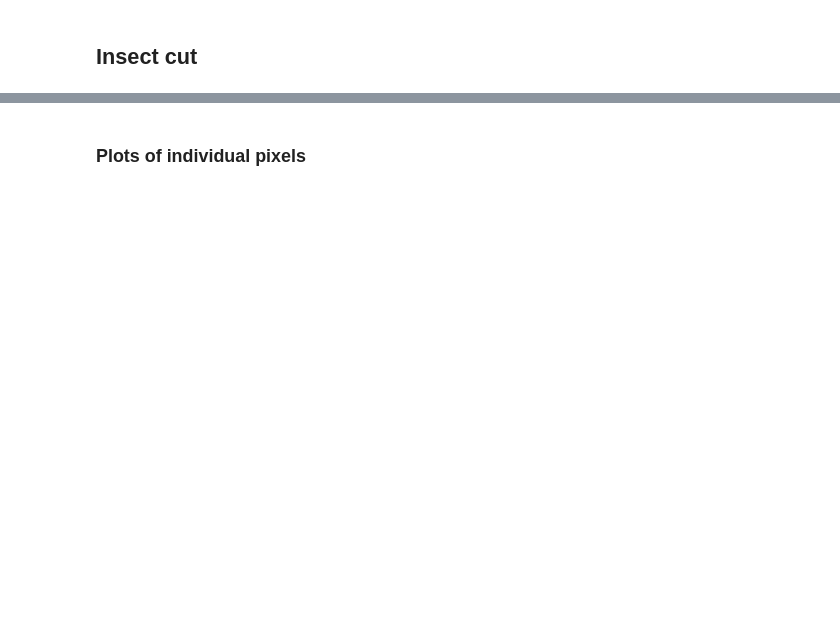
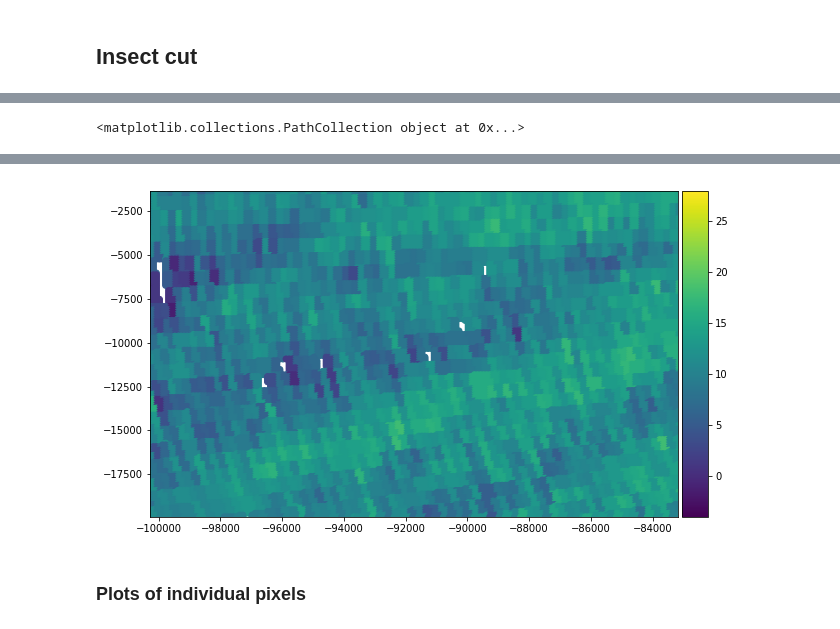
Before and after one commit to cmoscardi/independent_2018, a Jupyter notebook: radar/nexrad_cleaned.ipynb, the cells around one changed output, grey strips where cells are left out. Saved outputs shown, nothing was run; the diff lists cells and outputs as text; code cells hidden in the pictures; blank space fills up the shorter version.

```diff
--- a/radar/nexrad_cleaned.ipynb
+++ b/radar/nexrad_cleaned.ipynb
@@ -154,0 +185,4 @@ plot_ts(no_insect_2)
+# %%
+HTML(plot_video(no_insect_2).to_html5_video())
+# %% [output]
+<matplotlib.collections.PathCollection object at 0x...>
@@ -155,3 +190,4 @@ plot_ts(no_insect_2)
+[figure, added]
 # %% [markdown]
 ### Plots of individual pixels
 # %%
```
Also changed, not shown: parts of 13 cells of this notebook.
